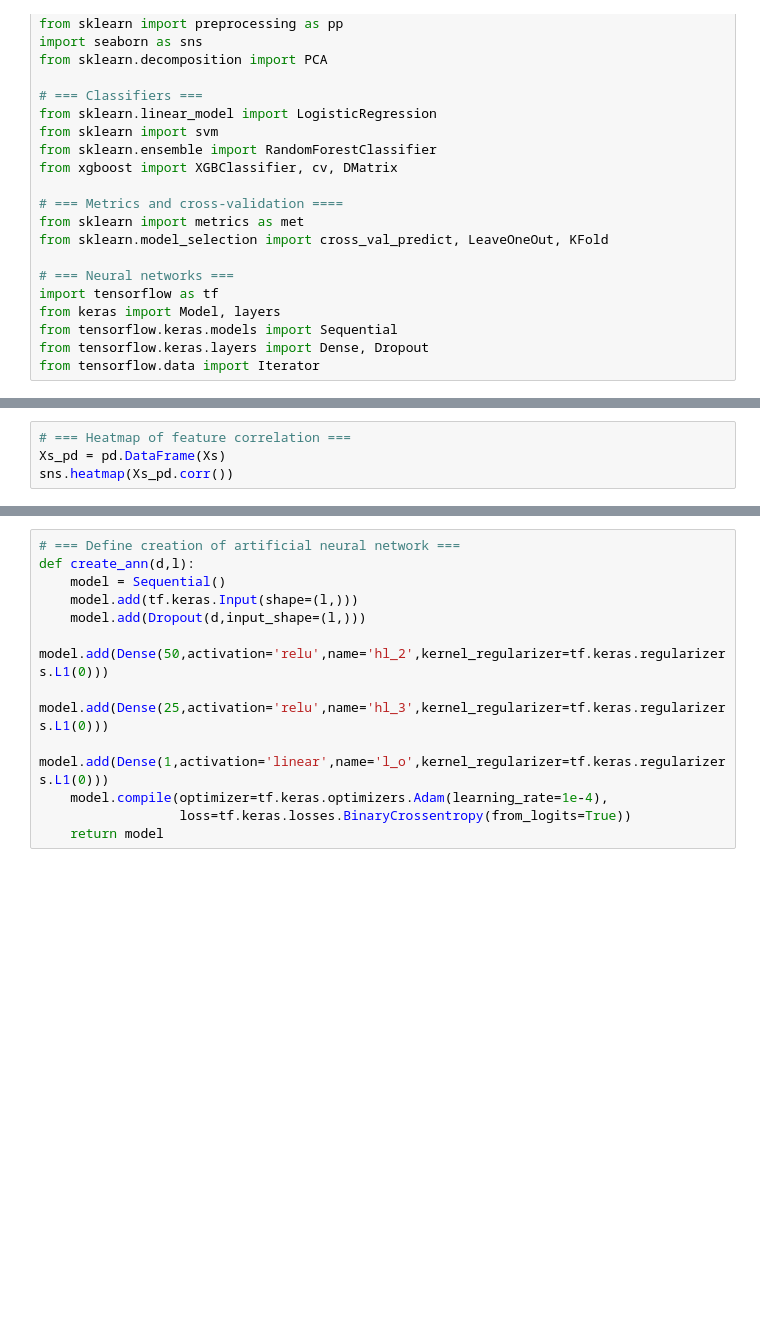
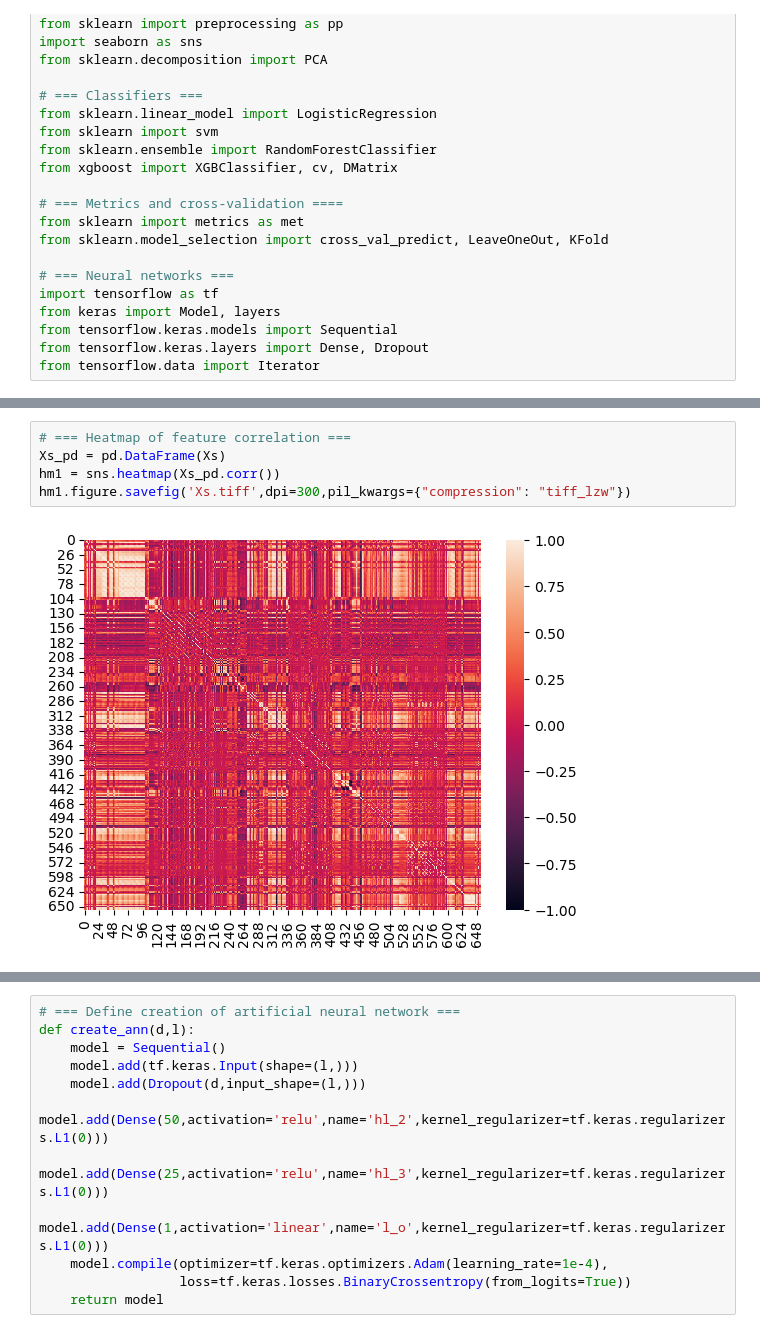
Before and after one commit to Jamesliu93/QSAR_BinCls_2024, a Jupyter notebook: RS_MULTI.ipynb, the cells around one changed output, grey strips where cells are left out. Drawn from its saved outputs; the diff is of its cells as text; blank space fills up the shorter version.

```diff
--- a/RS_MULTI.ipynb
+++ b/RS_MULTI.ipynb
@@ -54,7 +65,10 @@ print(f'Shape | filtered/scaled: {sh2}')
 # %%
 # === Heatmap of feature correlation ===
 Xs_pd = pd.DataFrame(Xs)
-sns.heatmap(Xs_pd.corr())
+hm1 = sns.heatmap(Xs_pd.corr())
+hm1.figure.savefig('Xs.tiff',dpi=300,pil_kwargs={"compression": "tiff_lzw"})
+# %% [output]
+[figure, added]
 # %%
 # === Conduct PCA and display updated heatmap ===
 pca = PCA(n_components=50,random_state=np.random.seed(0))
```
Also changed, not shown: parts of 6 cells of this notebook, 13 other files.
